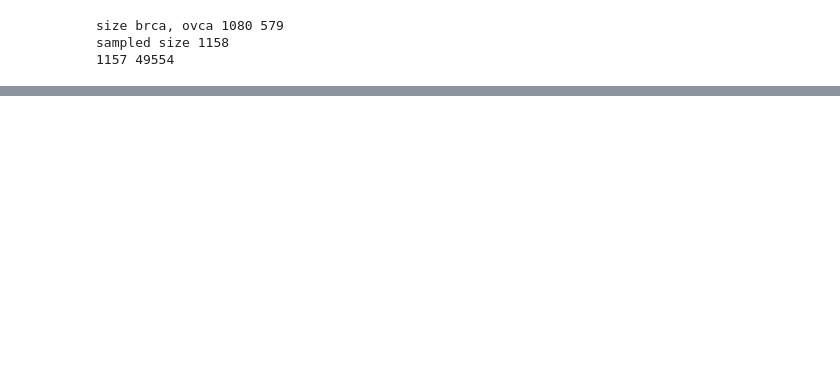
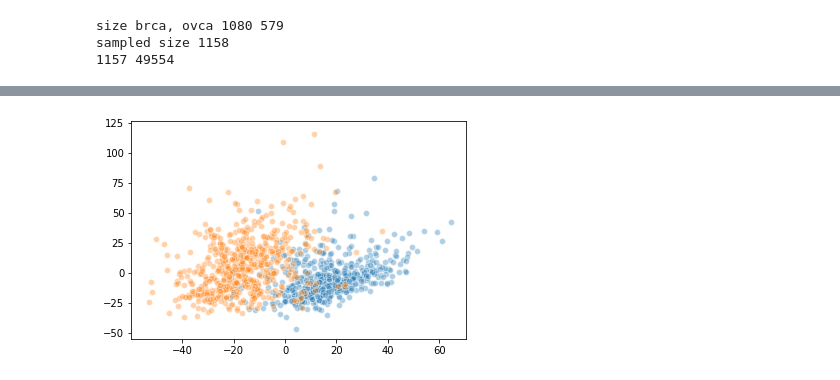
Before and after one commit to behradkoohy/comp3212-cancer-exploration, a Jupyter notebook: 2.svm_and_a_little_pca.ipynb, the cells around one changed output, grey strips where cells are left out. Cells and saved outputs as stored; diff of their text form; code cells hidden in the pictures; blank space fills up the shorter version.

```diff
--- a/2.svm_and_a_little_pca.ipynb
+++ b/2.svm_and_a_little_pca.ipynb
@@ -199,0 +81,4 @@ plotting
+# %%
+df_pca = pd.DataFrame(X_pca)
+df_pca['BRCA'] = y
+df_pca.iloc[:,0]
@@ -199,0 +98,9 @@ plotting
+# %%
+brca_samp = df_pca[df_pca['BRCA']==1]
+plt.scatter(brca_samp.iloc[:,0], brca_samp.iloc[:,1], edgecolors='w', alpha=0.35)
+
+ovca_samp = df_pca[df_pca['BRCA']==0]
+plt.scatter(ovca_samp.iloc[:,0], ovca_samp.iloc[:,1], edgecolors='w', alpha=0.35)
+plt.show()
+# %% [output]
+[figure, added]
```
Also changed, not shown: parts of 18 cells of this notebook, 2 other files.
